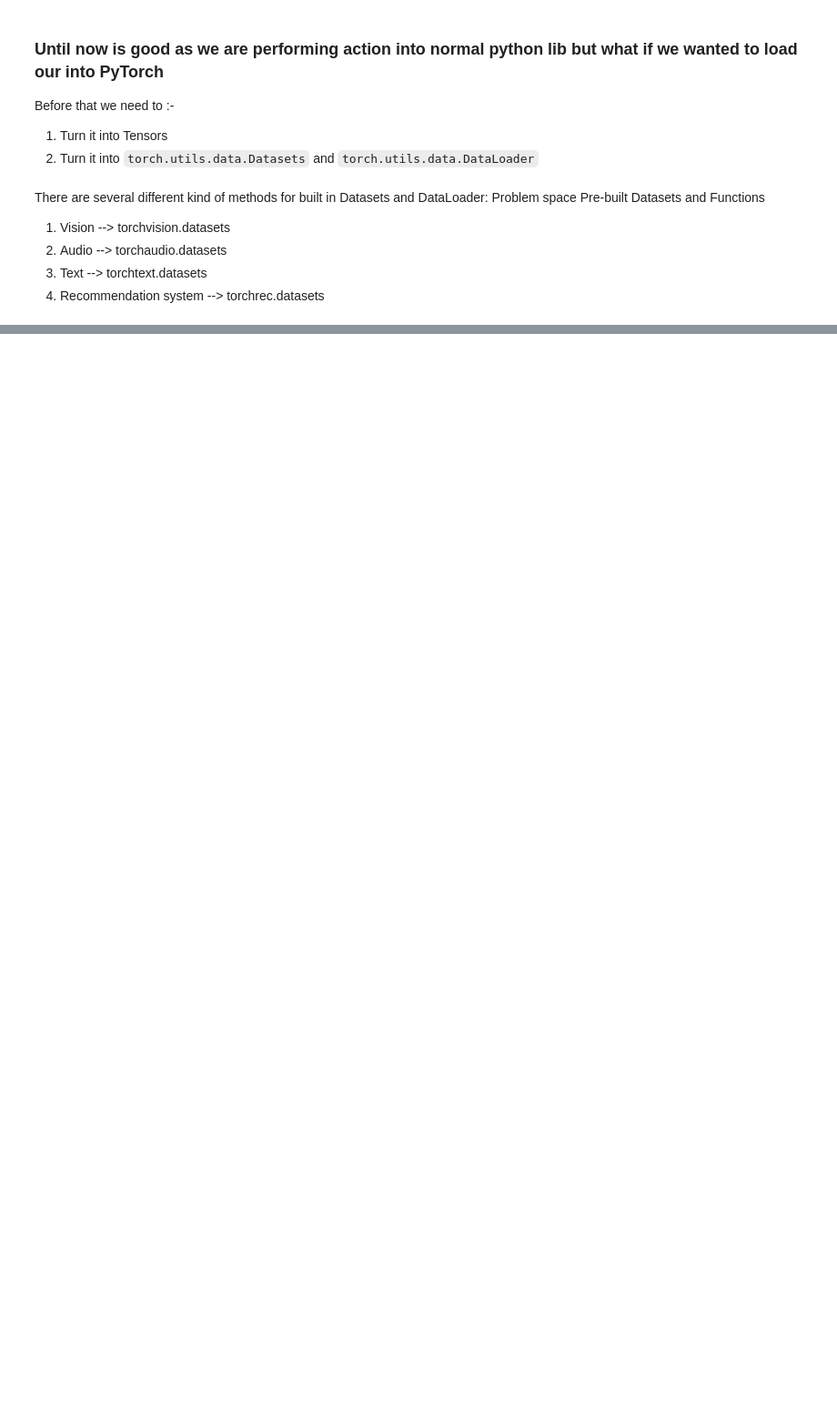
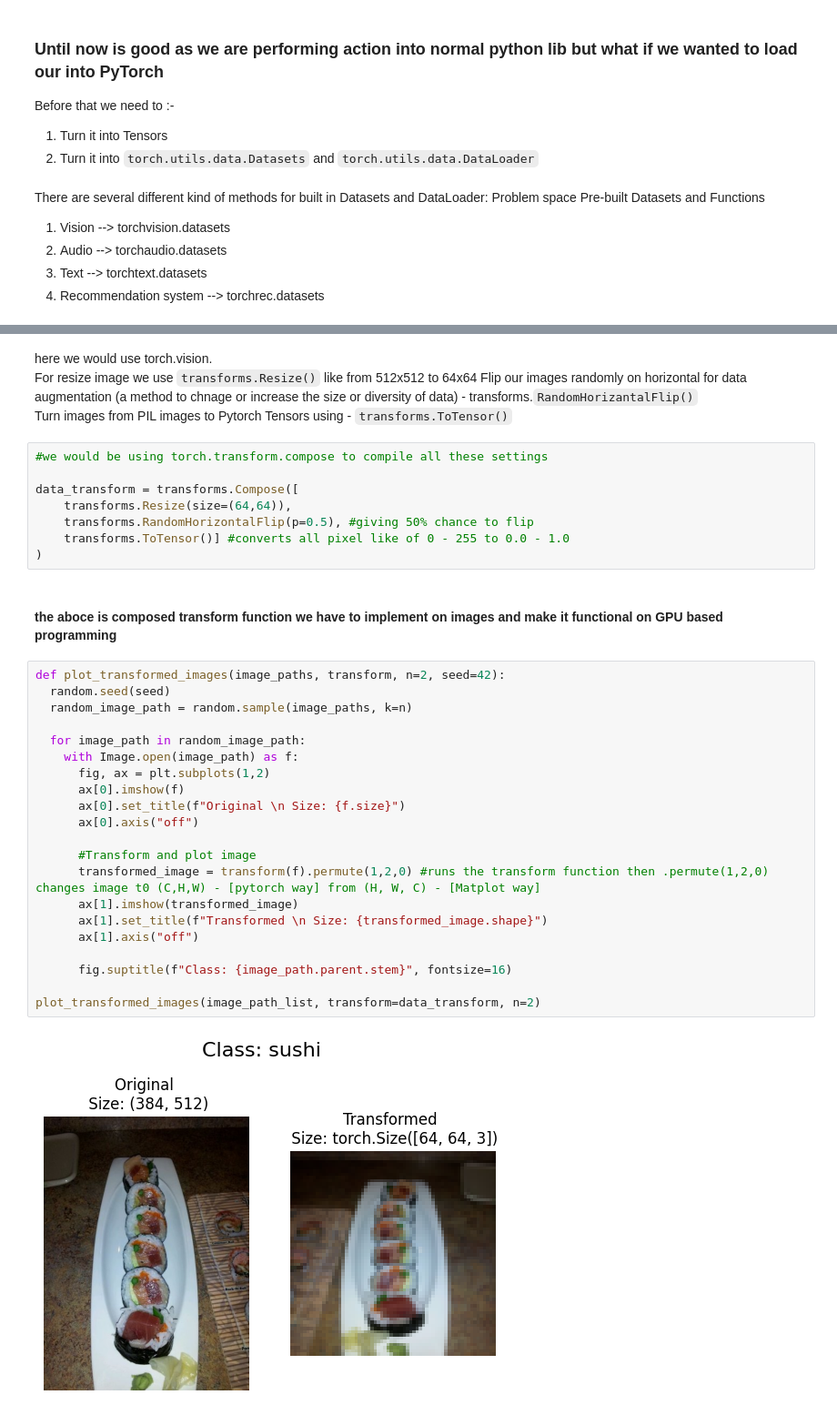
Before and after one commit to Ayushsan1/Pytorch-Implementation-and-Foundation, a Jupyter notebook: 04_Pytorch_Custom_Datasets.ipynb, the cells around one changed output, grey strips where cells are left out. Shown at 91% size. Cells and saved outputs as stored; diff of their text form; blank space fills up the shorter version.

Commit message:
Conversion and loading data for Pytorch based manipulations and operations

```diff
--- a/04_Pytorch_Custom_Datasets.ipynb
+++ b/04_Pytorch_Custom_Datasets.ipynb
@@ -138,0 +144,38 @@ Problem space	Pre-built Datasets and Functions
+# %% [markdown]
+here we would use torch.vision.\
+For resize image we use `transforms.Resize()` like from 512x512 to 64x64
+Flip our images randomly on horizontal for data augmentation (a method to chnage or increase the size or diversity of data) - transforms.`RandomHorizantalFlip()`
+Turn images from PIL images to Pytorch Tensors using - `transforms.ToTensor()`
+# %%
+#we would be using torch.transform.compose to compile all these settings
+
+data_transform = transforms.Compose([
+    transforms.Resize(size=(64,64)),
+    transforms.RandomHorizontalFlip(p=0.5), #giving 50% chance to flip
+    transforms.ToTensor()] #converts all pixel like of 0 - 255 to 0.0 - 1.0
+)
+# %% [markdown]
+#### the aboce is composed transform function we have to implement on images and make it functional on GPU based programming
+# %%
+def plot_transformed_images(image_paths, transform, n=2, seed=42):
+  random.seed(seed)
+  random_image_path = random.sample(image_paths, k=n)
+
+  for image_path in random_image_path:
+    with Image.open(image_path) as f:
+      fig, ax = plt.subplots(1,2)
+      ax[0].imshow(f)
+      ax[0].set_title(f"Original \n Size: {f.size}")
+      ax[0].axis("off")
+
+      #Transform and plot image
+      transformed_image = transform(f).permute(1,2,0) #runs the transform function then .permute(1,2,0) changes image t0 (C,H,W) - [pytorch way] from (H, W, C) - [Matplot way]
+      ax[1].imshow(transformed_image)
+      ax[1].set_title(f"Transformed \n Size: {transformed_image.shape}")
+      ax[1].axis("off")
+
+      fig.suptitle(f"Class: {image_path.parent.stem}", fontsize=16)
+
+plot_transformed_images(image_path_list, transform=data_transform, n=2)
+# %% [output]
+[figure, added]
```
Also changed, not shown: parts of 8 cells of this notebook.
